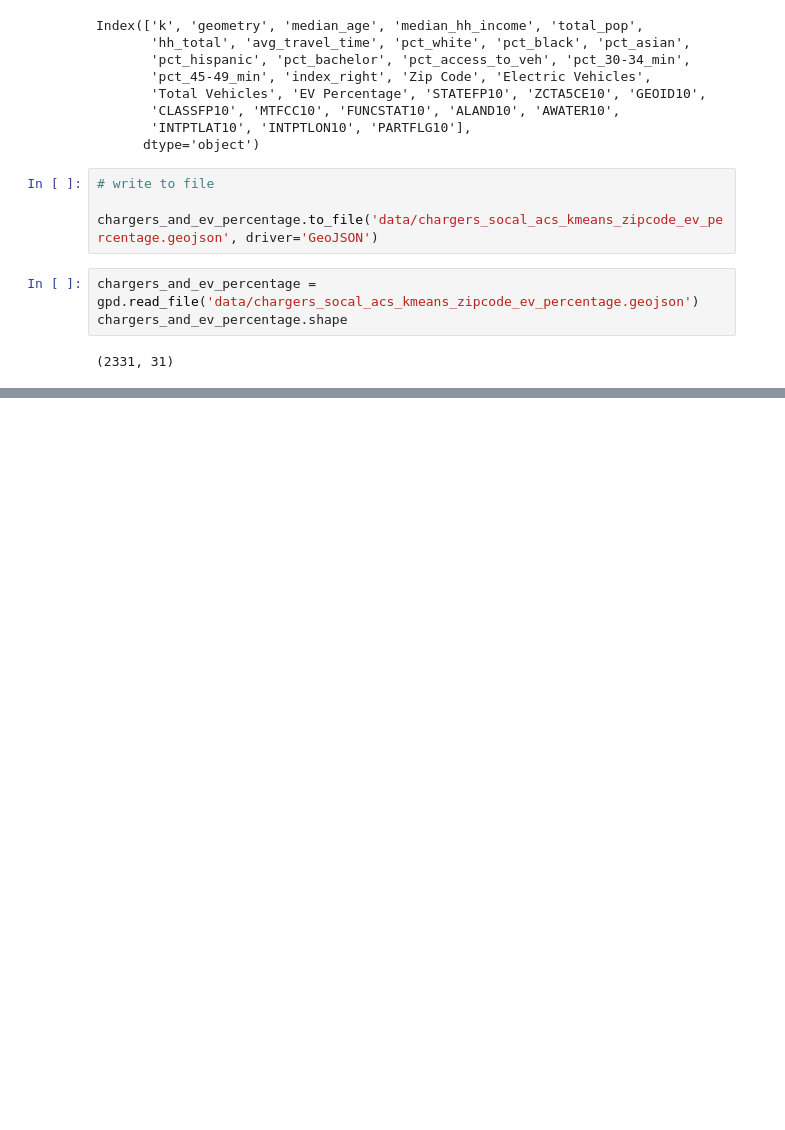
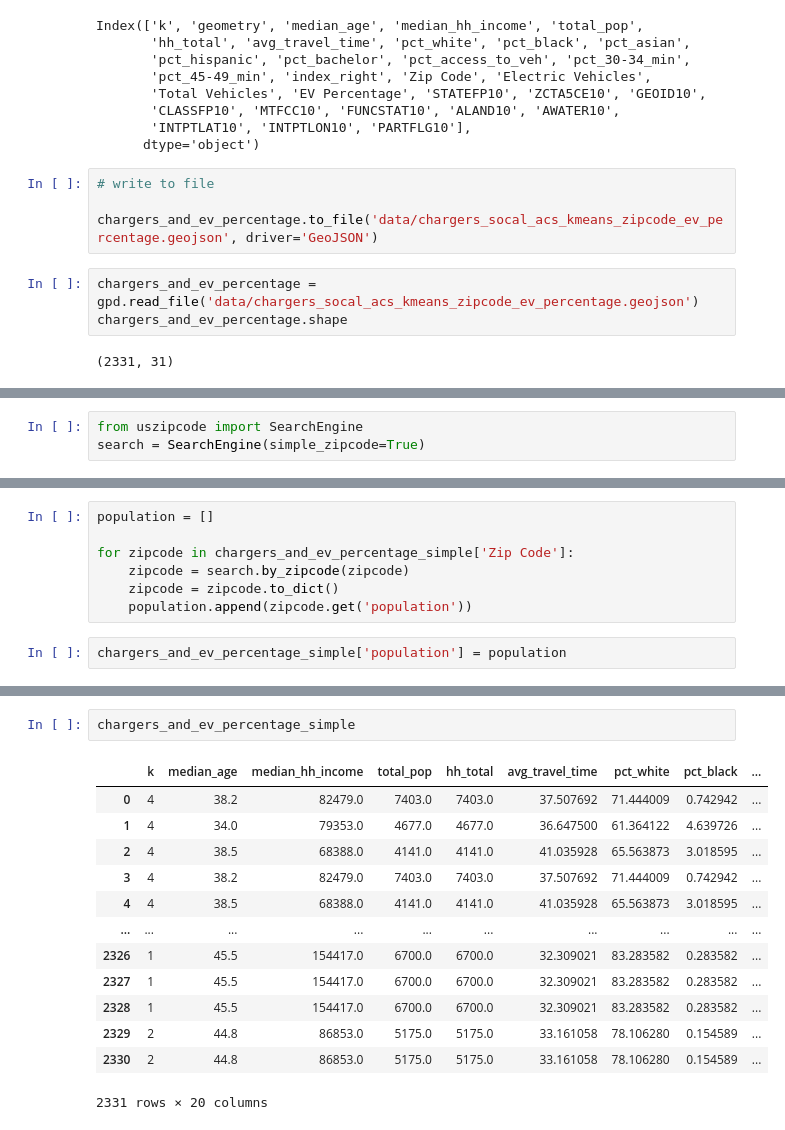
Before and after one commit to jarviskroos7/SoCalEVCSNetwork, a Jupyter notebook: notebooks/dmv.ipynb, the cells around one changed output, grey strips where cells are left out. Drawn from its saved outputs; the diff is of its cells as text; blank space fills up the shorter version.

```diff
--- a/notebooks/dmv.ipynb
+++ b/notebooks/dmv.ipynb
@@ -335,0 +541,3 @@ Datum: World Geodetic System 1984
+# %%
+from uszipcode import SearchEngine
+search = SearchEngine(simple_zipcode=True)
@@ -335,0 +557,9 @@ Datum: World Geodetic System 1984
+# %%
+population = []
+
+for zipcode in chargers_and_ev_percentage_simple['Zip Code']:
+    zipcode = search.by_zipcode(zipcode)
+    zipcode = zipcode.to_dict()
+    population.append(zipcode.get('population'))
+# %%
+chargers_and_ev_percentage_simple['population'] = population
@@ -335,0 +587,16 @@ Datum: World Geodetic System 1984
+# %%
+chargers_and_ev_percentage_simple
+# %% [output]
+|  | k | median_age | median_hh_income | total_pop | hh_total | avg_travel_time | pct_white | pct_black | ... |
+| 0 | 4 | 38.2 | 82479.0 | 7403.0 | 7403.0 | 37.507692 | 71.444009 | 0.742942 | ... |
+| 1 | 4 | 34.0 | 79353.0 | 4677.0 | 4677.0 | 36.647500 | 61.364122 | 4.639726 | ... |
+| 2 | 4 | 38.5 | 68388.0 | 4141.0 | 4141.0 | 41.035928 | 65.563873 | 3.018595 | ... |
+| 3 | 4 | 38.2 | 82479.0 | 7403.0 | 7403.0 | 37.507692 | 71.444009 | 0.742942 | ... |
+| 4 | 4 | 38.5 | 68388.0 | 4141.0 | 4141.0 | 41.035928 | 65.563873 | 3.018595 | ... |
+| ... | ... | ... | ... | ... | ... | ... | ... | ... | ... |
+| 2326 | 1 | 45.5 | 154417.0 | 6700.0 | 6700.0 | 32.309021 | 83.283582 | 0.283582 | ... |
+| 2327 | 1 | 45.5 | 154417.0 | 6700.0 | 6700.0 | 32.309021 | 83.283582 | 0.283582 | ... |
+| 2328 | 1 | 45.5 | 154417.0 | 6700.0 | 6700.0 | 32.309021 | 83.283582 | 0.283582 | ... |
+| 2329 | 2 | 44.8 | 86853.0 | 5175.0 | 5175.0 | 33.161058 | 78.106280 | 0.154589 | ... |
+| 2330 | 2 | 44.8 | 86853.0 | 5175.0 | 5175.0 | 33.161058 | 78.106280 | 0.154589 | ... |
+2331 rows × 20 columns
```
Also changed, not shown: parts of 32 cells of this notebook, 2 other files.
